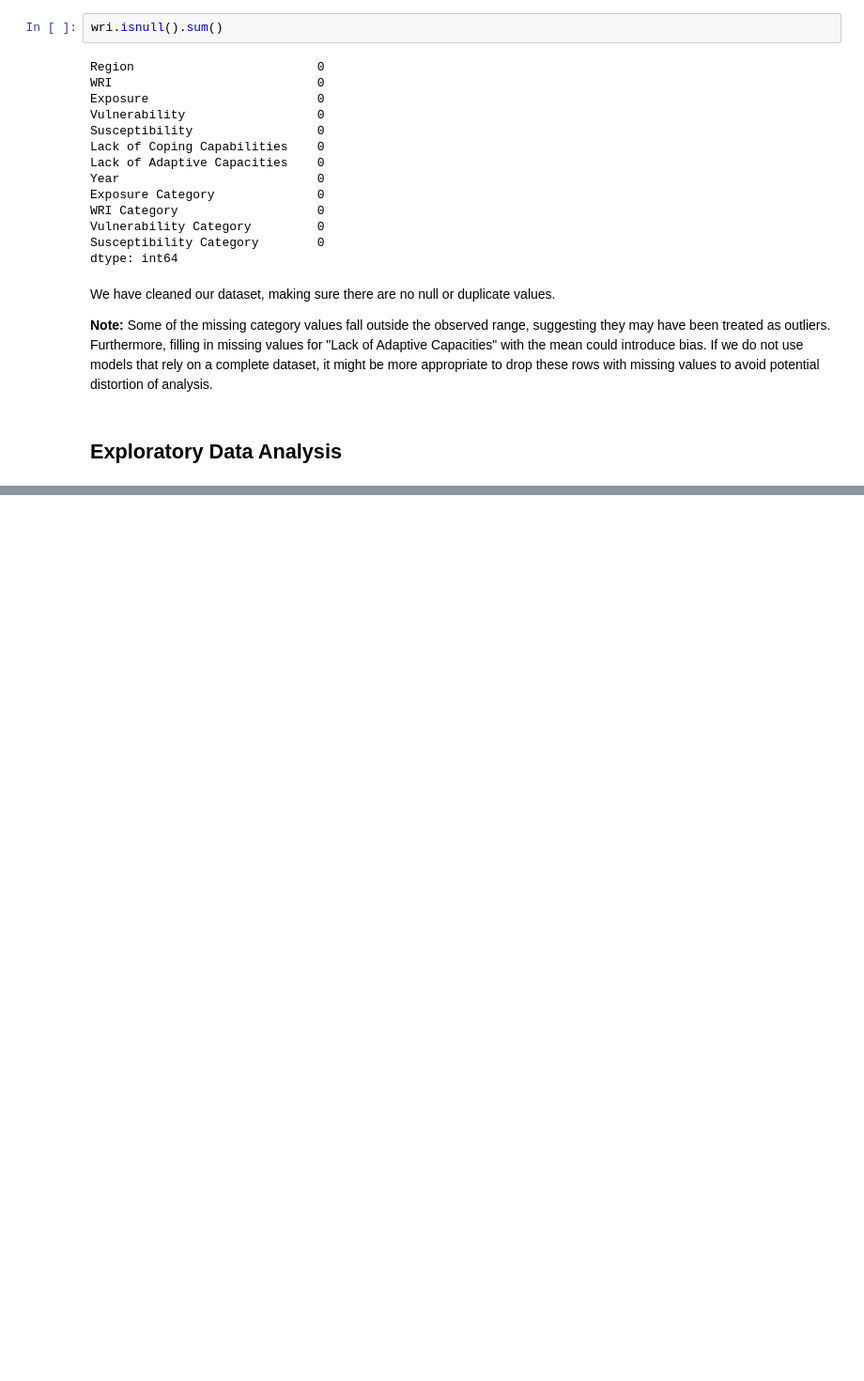
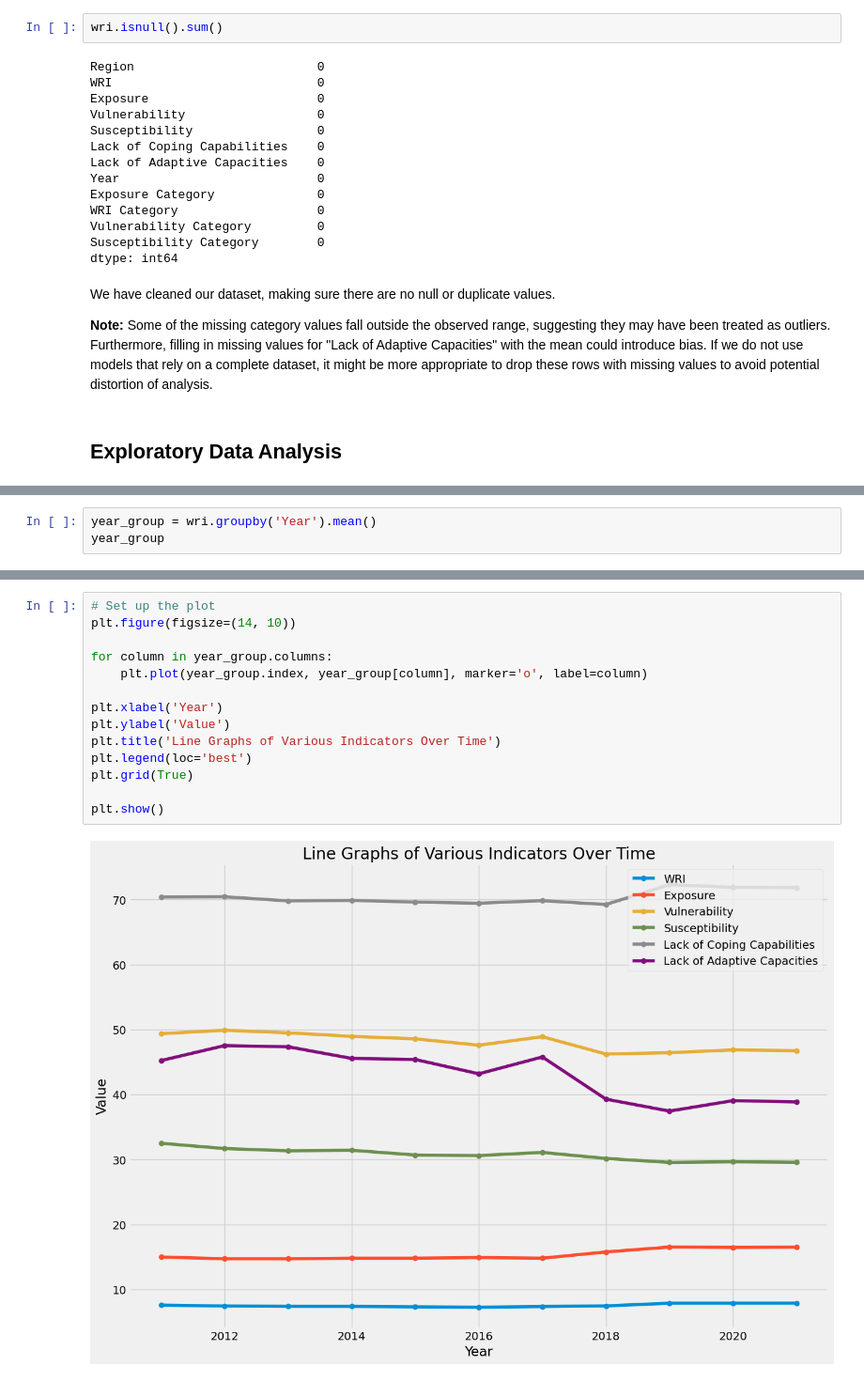
Before and after one commit to Mengz21/World-Disaster-Risk-Analysis, a Jupyter notebook: World Disaster Risk Analysis.ipynb, the cells around one changed output, grey strips where cells are left out. Shown: that part at 94% size. Cells and saved outputs as stored; diff of their text form; blank space fills up the shorter version.

```diff
--- a/World Disaster Risk Analysis.ipynb
+++ b/World Disaster Risk Analysis.ipynb
@@ -206,0 +220,3 @@ __Note:__ Some of the missing category values fall outside the observed range, s
+# %%
+year_group = wri.groupby('Year').mean()
+year_group
@@ -206,0 +237,16 @@ __Note:__ Some of the missing category values fall outside the observed range, s
+# %%
+# Set up the plot
+plt.figure(figsize=(14, 10))
+
+for column in year_group.columns:
+    plt.plot(year_group.index, year_group[column], marker='o', label=column)
+
+plt.xlabel('Year')
+plt.ylabel('Value')
+plt.title('Line Graphs of Various Indicators Over Time')
+plt.legend(loc='best')
+plt.grid(True)
+
+plt.show()
+# %% [output]
+[figure, added]
```
Also changed, not shown: parts of 8 cells of this notebook.
